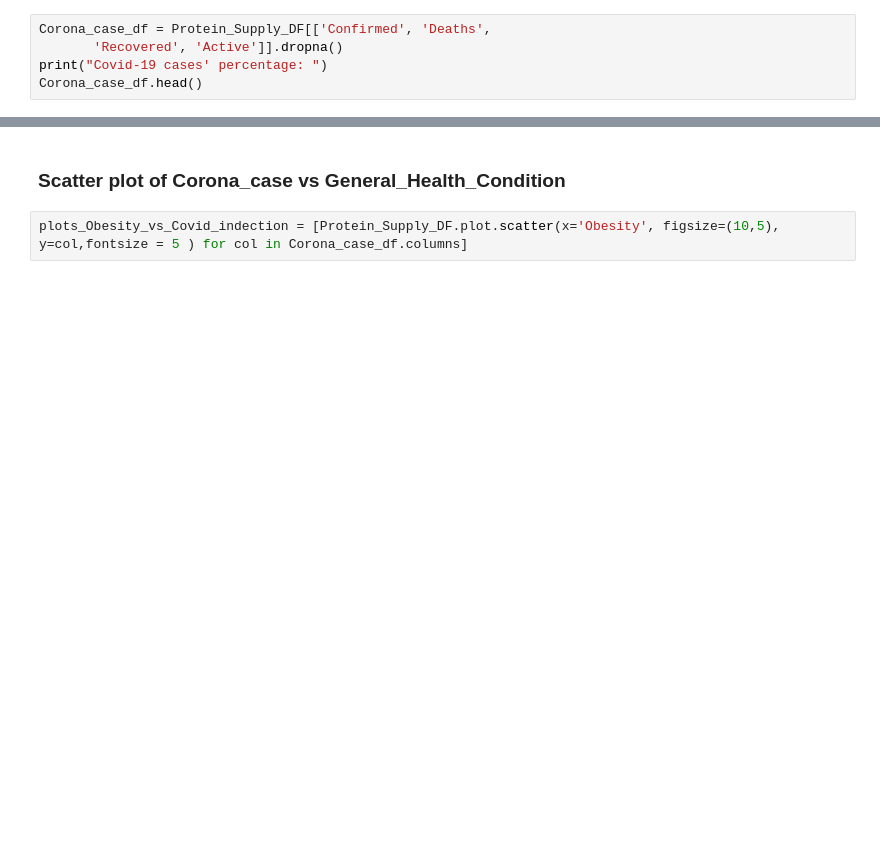
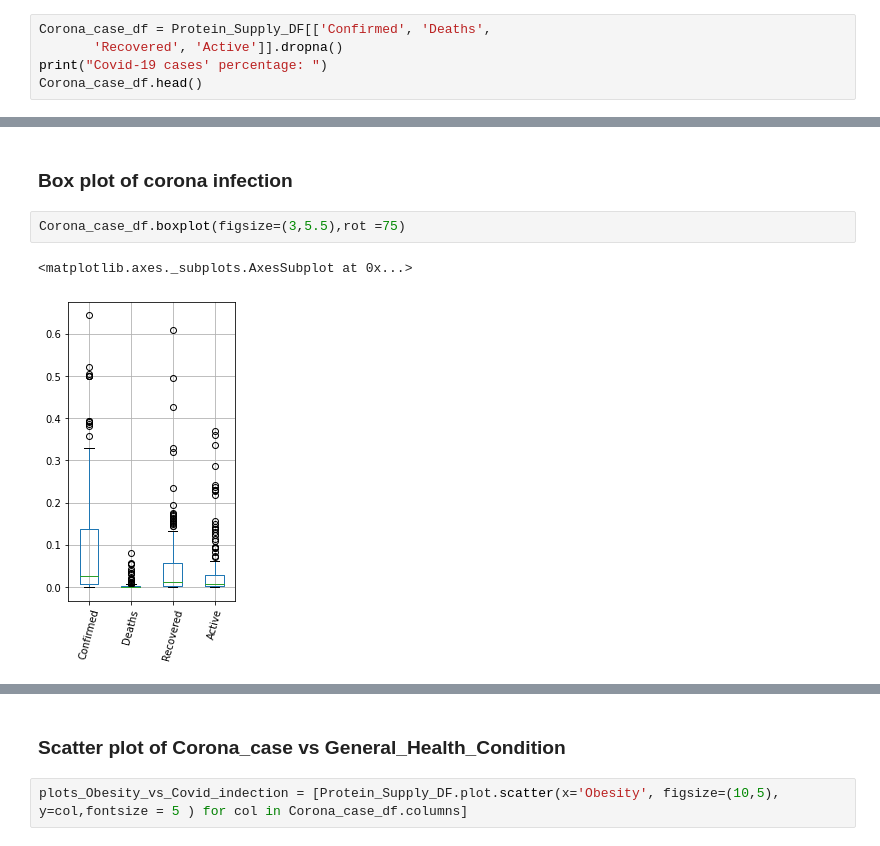
Before and after one commit to Mak-Ta-Reque/Nutrition-and-immune-systems, a Jupyter notebook: Notebook/Visualisation_Tareque.ipynb, the cells around one changed output, grey strips where cells are left out. Cells and saved outputs as stored; diff of their text form; blank space fills up the shorter version.

```diff
--- a/Notebook/Visualisation_Tareque.ipynb
+++ b/Notebook/Visualisation_Tareque.ipynb
@@ -80,0 +102,7 @@ Corona_case_df.head()
+# %% [markdown]
+### Box plot of corona infection
+# %%
+Corona_case_df.boxplot(figsize=(3,5.5),rot =75)
+# %% [output]
+<matplotlib.axes._subplots.AxesSubplot at 0x...>
+[figure, added]
```
Also changed, not shown: parts of 15 cells of this notebook.
